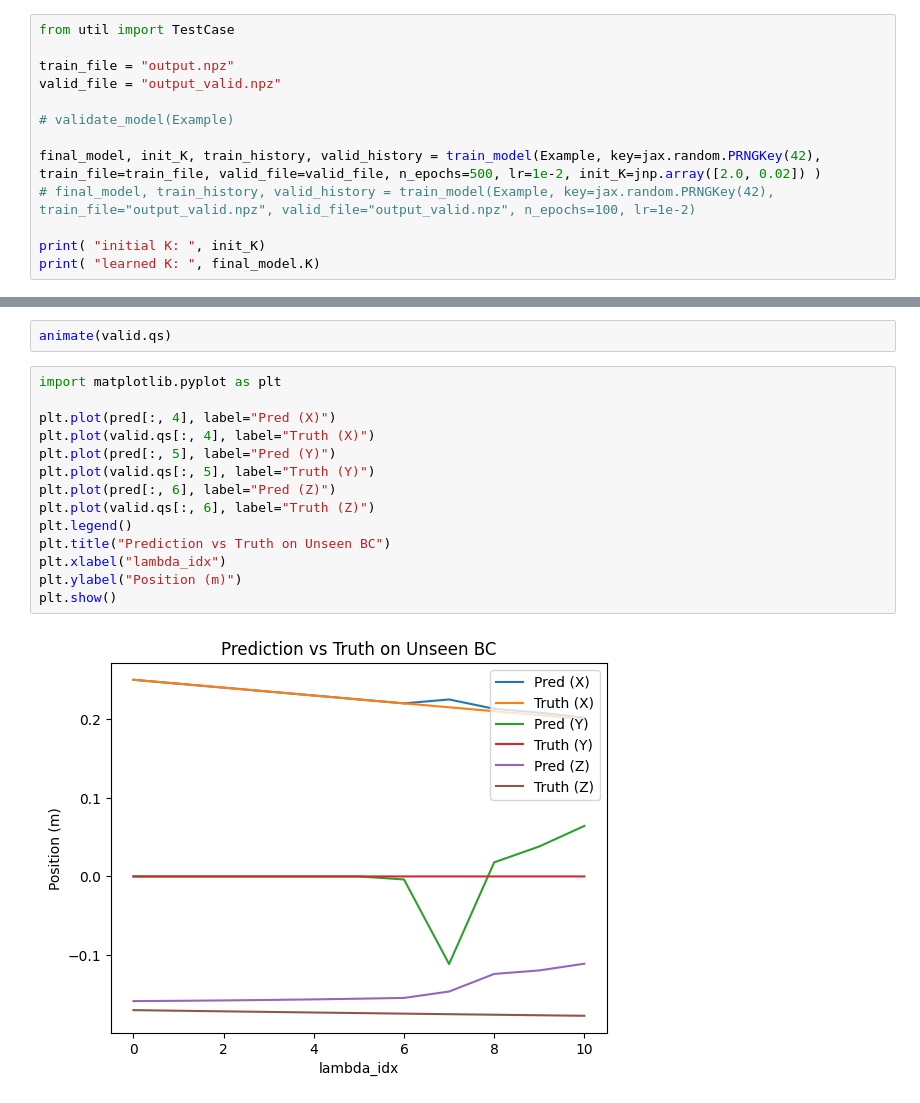
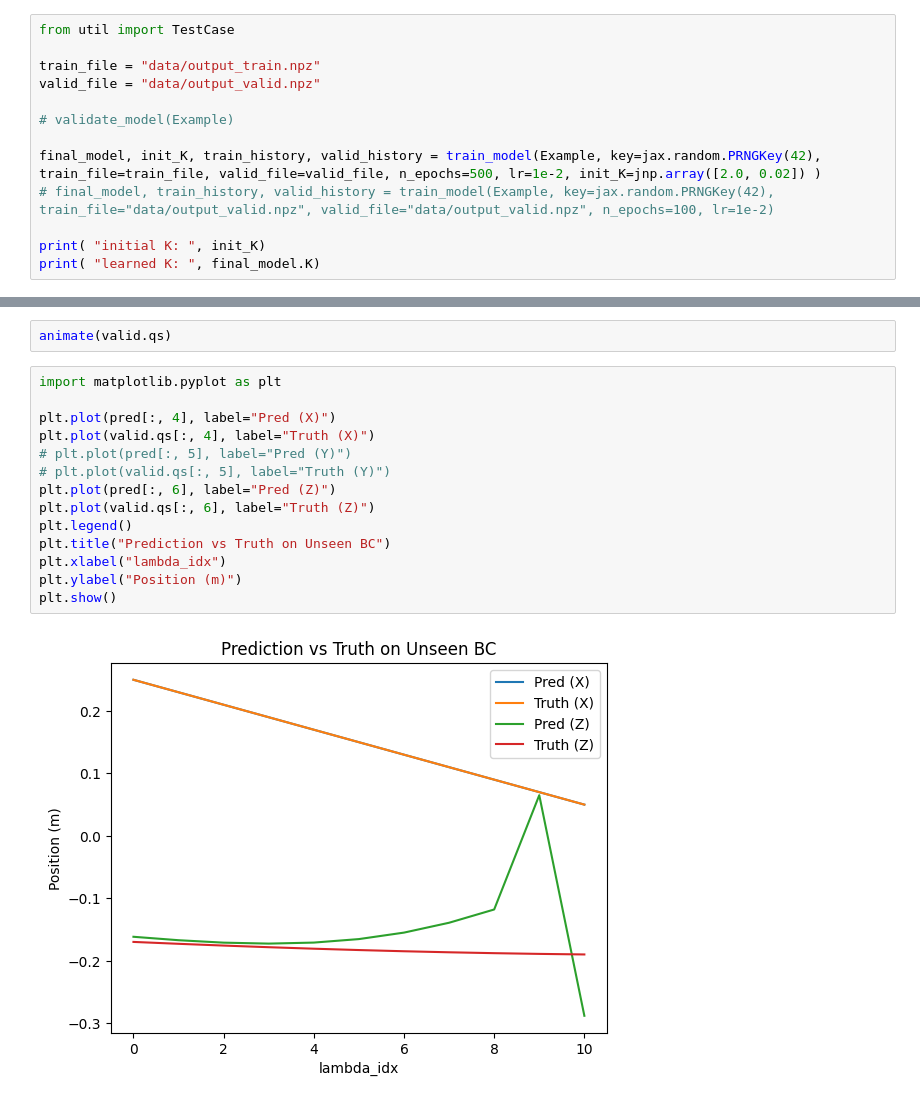
Before and after one commit to ryanchaiyakul/dismech-jax, a Jupyter notebook: examples/slinky/3d_slinky_10_loop_K(eps).ipynb, the cells around one changed output, grey strips where cells are left out. Cells and saved outputs as stored; diff of their text form.

```diff
--- a/examples/slinky/3d_slinky_10_loop_K(eps).ipynb
+++ b/examples/slinky/3d_slinky_10_loop_K(eps).ipynb
@@ -69,13 +69,13 @@ class Example(TripletModel):
 # %%
 from util import TestCase
 
-train_file = "output.npz"
-valid_file = "output_valid.npz"
+train_file = "data/output_train.npz"
+valid_file = "data/output_valid.npz"
 
 # validate_model(Example)
 
 final_model, init_K, train_history, valid_history = train_model(Example, key=jax.random.PRNGKey(42), train_file=train_file, valid_file=valid_file, n_epochs=500, lr=1e-2, init_K=jnp.array([2.0, 0.02]) )
-# final_model, train_history, valid_history = train_model(Example, key=jax.random.PRNGKey(42), train_file="output_valid.npz", valid_file="output_valid.npz", n_epochs=100, lr=1e-2)
+# final_model, train_history, valid_history = train_model(Example, key=jax.random.PRNGKey(42), train_file="data/output_valid.npz", valid_file="data/output_valid.npz", n_epochs=100, lr=1e-2)
 
 print( "initial K: ", init_K)
 print( "learned K: ", final_model.K)
@@ -145,19 +526,19 @@ animate(valid.qs)
 # %%
 import matplotlib.pyplot as plt
 
 plt.plot(pred[:, 4], label="Pred (X)")
 plt.plot(valid.qs[:, 4], label="Truth (X)")
-plt.plot(pred[:, 5], label="Pred (Y)")
-plt.plot(valid.qs[:, 5], label="Truth (Y)")
+# plt.plot(pred[:, 5], label="Pred (Y)")
+# plt.plot(valid.qs[:, 5], label="Truth (Y)")
 plt.plot(pred[:, 6], label="Pred (Z)")
 plt.plot(valid.qs[:, 6], label="Truth (Z)")
 plt.legend()
 plt.title("Prediction vs Truth on Unseen BC")
 plt.xlabel("lambda_idx")
 plt.ylabel("Position (m)")
 plt.show()
 # %% [output]
-[figure, old version]
+[figure, new version]
 # %%
 print("Training BC:")
 print("init: ", train.qs[0, 8:11])
```
Also changed, not shown: parts of 11 cells of this notebook, 14 other files.
